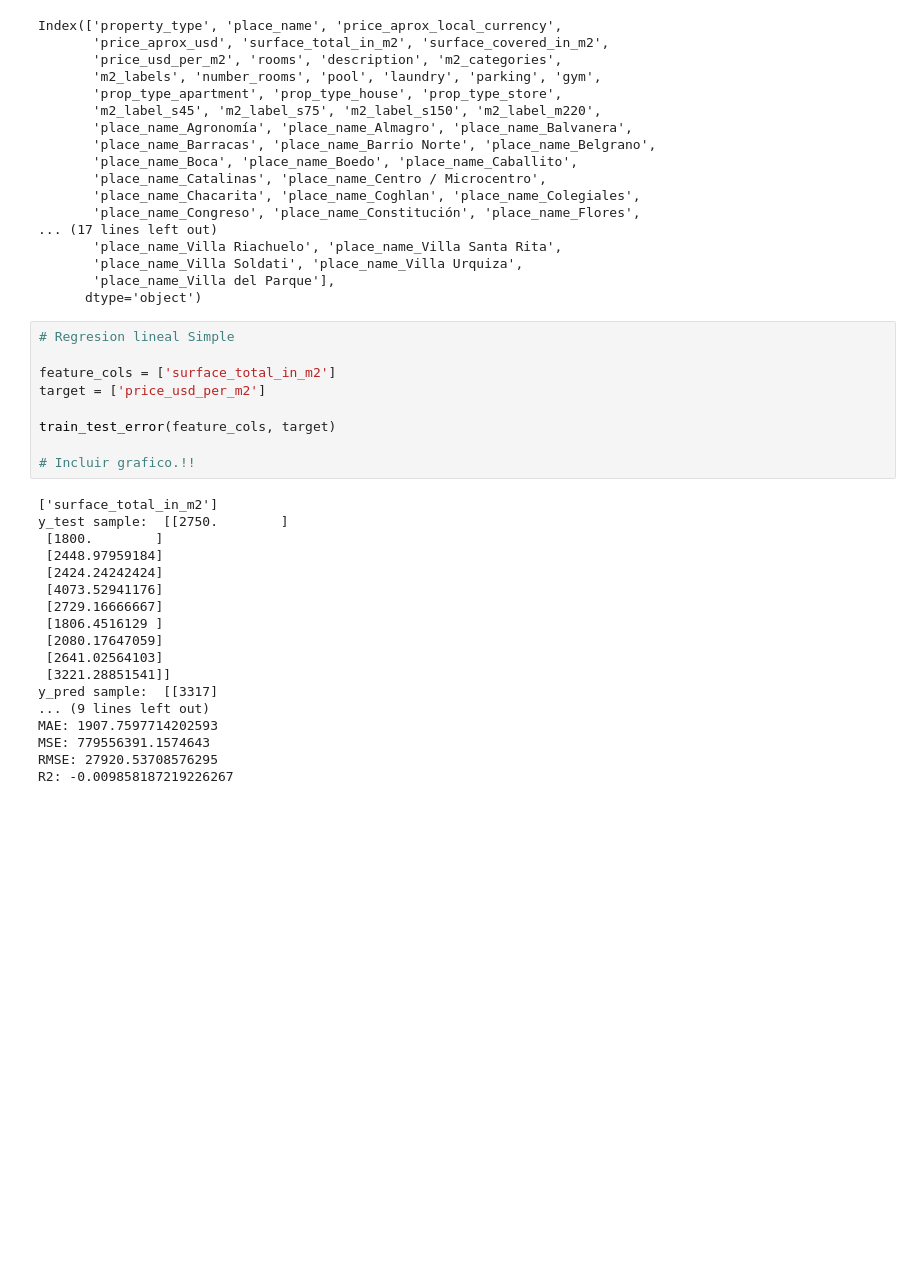
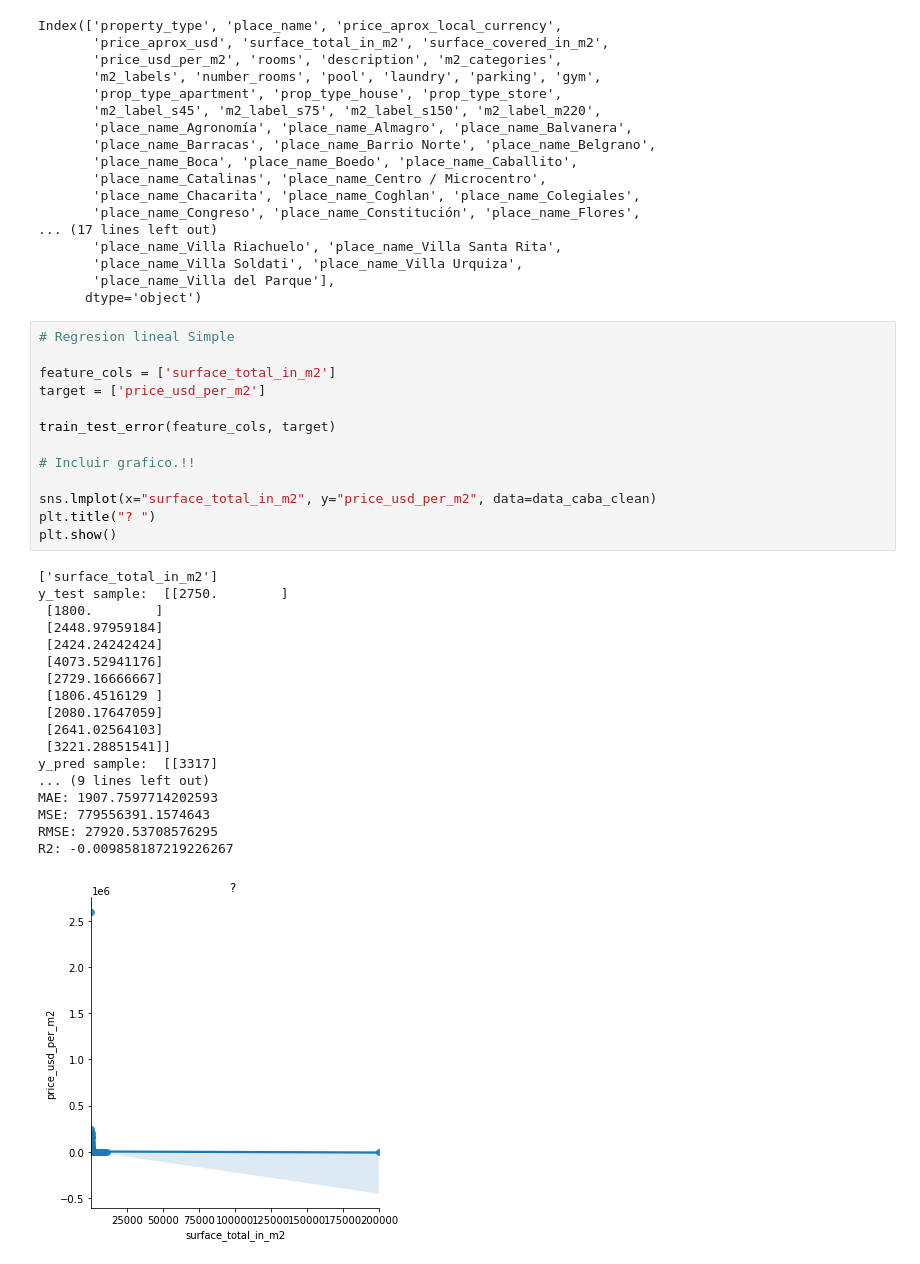
Before and after one commit to nachommm/Desafio2, a Jupyter notebook: desafio2-machine.learning.ipynb, the cells around one changed output. Saved outputs shown, nothing was run; the diff lists cells and outputs as text; blank space fills up the shorter version.

```diff
--- a/desafio2-machine.learning.ipynb
+++ b/desafio2-machine.learning.ipynb
@@ -847,27 +847,32 @@ Index(['property_type', 'place_name', 'price_aprox_local_currency',
 # %%
 # Regresion lineal Simple
 
 feature_cols = ['surface_total_in_m2']
 target = ['price_usd_per_m2']
 
 train_test_error(feature_cols, target)
 
 # Incluir grafico.!!
+
+sns.lmplot(x="surface_total_in_m2", y="price_usd_per_m2", data=data_caba_clean)
+plt.title("? ")
+plt.show()
 # %% [output]
 ['surface_total_in_m2']
 y_test sample:  [[2750.        ]
  [1800.        ]
  [2448.97959184]
  [2424.24242424]
  [4073.52941176]
  [2729.16666667]
  [1806.4516129 ]
  [2080.17647059]
  [2641.02564103]
  [3221.28851541]]
 y_pred sample:  [[3317]
 ... (9 lines left out)
 MAE: 1907.7597714202593
 MSE: 779556391.1574643
 RMSE: 27920.53708576295
 R2: -0.009858187219226267
+[figure, added]
```
Also changed, not shown: parts of 7 cells of this notebook.
